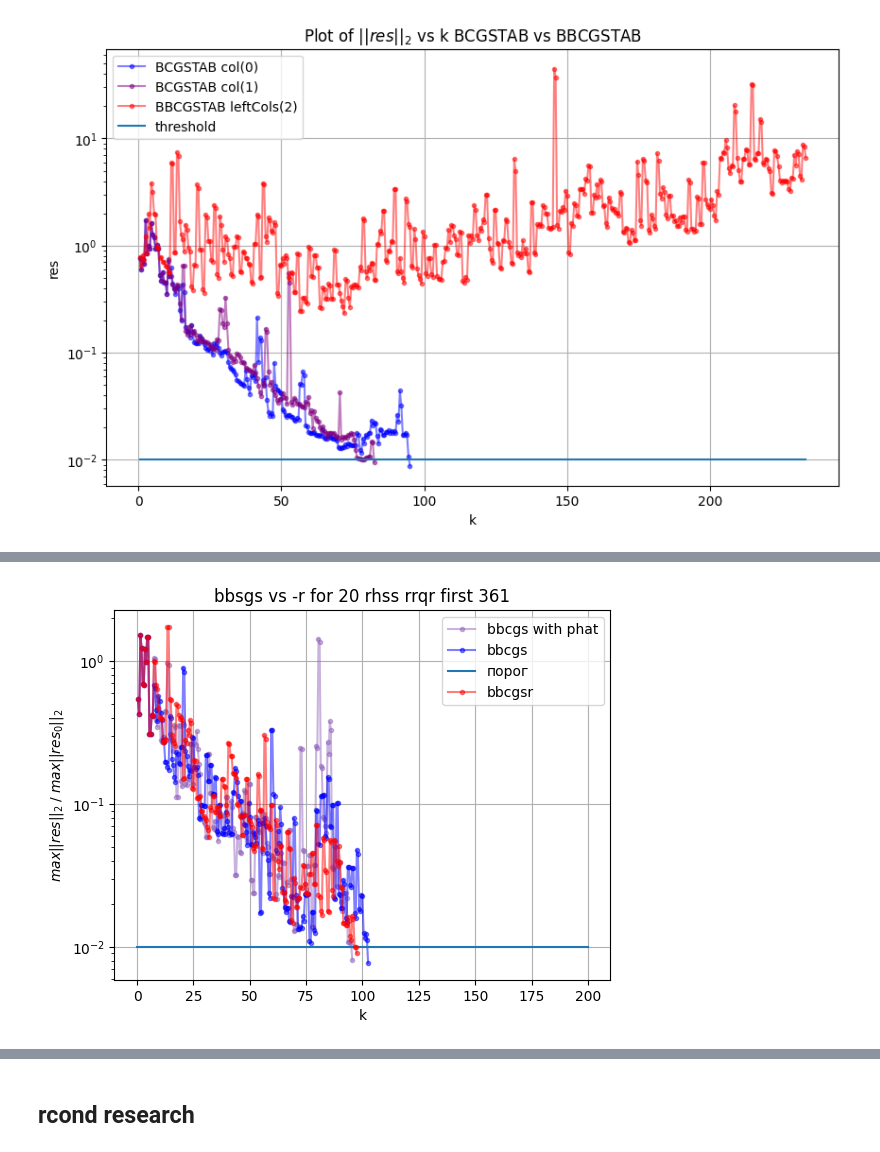
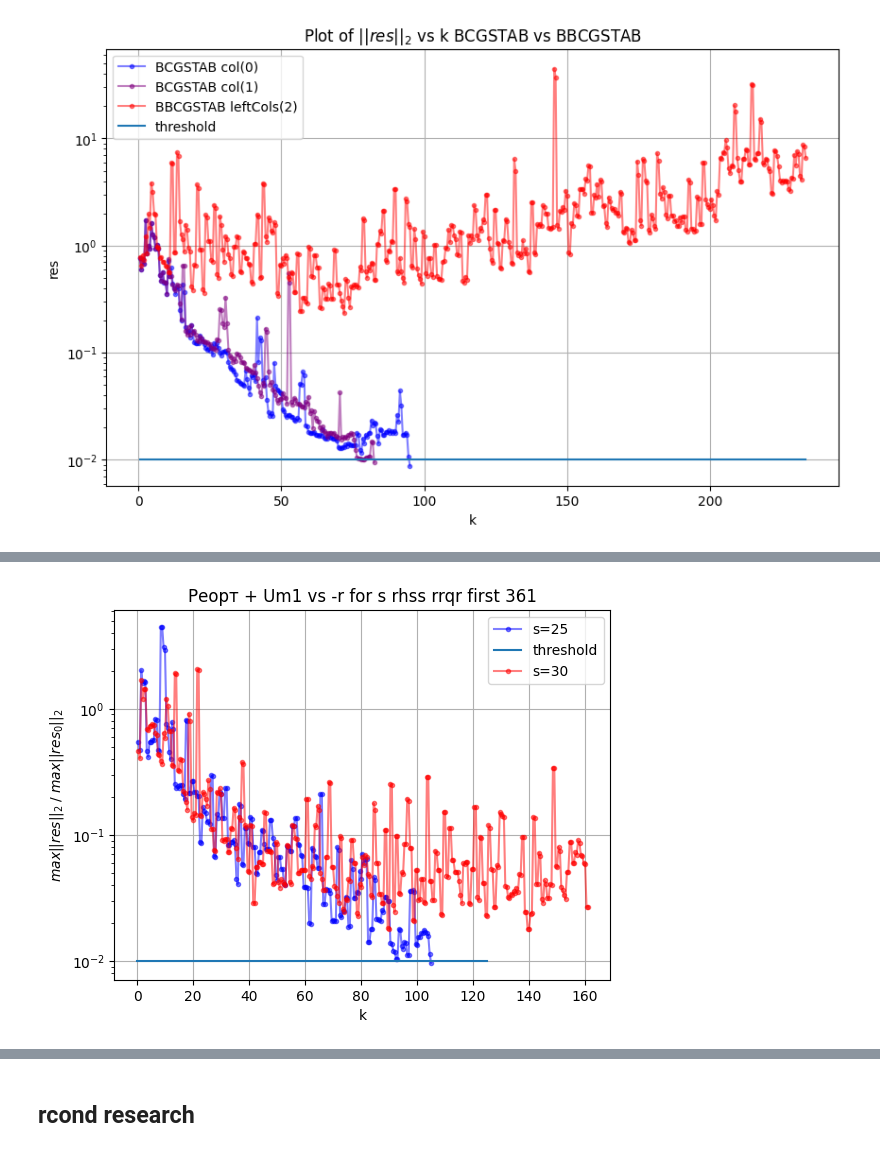
Before and after one commit to KozlovNA/BiCG_with_BLAS, a Jupyter notebook: BBCGSTAB_analisys.ipynb, the cells around one changed output, grey strips where cells are left out. Drawn from its saved outputs; the diff is of its cells as text; code cells hidden in the pictures.

```diff
--- a/BBCGSTAB_analisys.ipynb
+++ b/BBCGSTAB_analisys.ipynb
@@ -301,7 +320,8 @@ else:
 
 ###############################
 
-csv_file_path = './output/tezisi/many_rhs_bicgstabregul/4.csv'
+# csv_file_path = './output/tezisi/many_rhs_bicgstabregul/4.csv'
+csv_file_path = '/home/starman/Projects/INM/BiCG_with_BLAS/output/bbcgsr/rrqr_361_rhs_10_picked_um1_r0qr_float.csv'
 
 data = pd.read_csv(csv_file_path)
 
@@ -327,6 +347,7 @@ if 'k' in data.columns and 'res_max2norm_rel' in data.columns:
     # Add legend
     plt.legend()
 
+    plt.savefig("./output/bbcgsr/plots/4.pdf")
     plt.show()
     # Show the plot
 else:
@@ -376,7 +397,8 @@ print(sum_k)
 
 # Load the CSV file
 # Replace 'your_file.csv' with the path to your CSV file
-csv_file_path = './output/tezisi/many_rhs_bicgstabregul/blbicgstabregul_log10.csv'
+# csv_file_path = './output/tezisi/many_rhs_bicgstabregul/blbicgstabregul_log10.csv'
+csv_file_path = './output/bbcgsr/rrqr_361_rhs_10_picked_um1_r0qr.csv'
 data = pd.read_csv(csv_file_path)
 
 # Check if the required columns exist
@@ -455,7 +568,9 @@ print(sum_k)
 
 # Load the CSV file
 # Replace 'your_file.csv' with the path to your CSV file
-csv_file_path = './output/tezisi/many_rhs_bicgstabregul/blbicgstabregul_log10.csv'
+# csv_file_path = './output/tezisi/many_rhs_bicgstabregul/blbicgstabregul_log10.csv'
+csv_file_path = './output/bbcgsr/rrqr_361_rhs_5_picked_um1_r0qr.csv'
+
 data = pd.read_csv(csv_file_path)
 
 # Check if the required columns exist
@@ -496,7 +733,58 @@ import pandas as pd
 import matplotlib.pyplot as plt
 import numpy as np
 
-csv_file_path = './output/bbcgsr/rrqr_361_rhs_20_picked_phat.csv'
+
+# csv_file_path = './output/bbcgsr/rrqr_361_rhs_20_picked_um1.csv'
+# data = pd.read_csv(csv_file_path)
+
+# # Check if the required columns exist
+# if 'k' in data.columns and 'res_max2norm_rel' in data.columns:
+#     # Extract the columns
+#     x = np.array(data['k'])
+#     y = data['res_max2norm_rel']
+#     max_k = 250
+#     plt.plot(x[0:max_k], y[0:max_k], marker='o', markersize=3, linestyle='-', color='g',alpha=0.7,label="bbcgs with um1")
+#     plt.semilogy()
+
+# else:
+#     print("The required columns 'k' and 'res_2norm' are not in the CSV.")
+
+# ###############################
+
+# csv_file_path = './output/bbcgsr/rrqr_361_rhs_20_picked_phat.csv'
+# data = pd.read_csv(csv_file_path)
+
+# # Check if the required columns exist
+# if 'k' in data.columns and 'res_max2norm_rel' in data.columns:
+#     # Extract the columns
+#     x = np.array(data['k'])
+#     y = data['res_max2norm_rel']
+#     max_k = 250
+#     plt.plot(x[0:max_k], y[0:max_k], marker='o', markersize=3, linestyle='-', color='tab:orange',alpha=0.3,label="bbcgs with phat")
+#     plt.semilogy()
+
+# else:
+#     print("The required columns 'k' and 'res_2norm' are not in the CSV.")
+
+# ###############################
+
+# csv_file_path = './output/bbcgsr/rrqr_361_rhs_20_picked.csv'
+# data = pd.read_csv(csv_file_path)
+
+# # Check if the required columns exist
+# if 'k' in data.columns and 'res_max2norm_rel' in data.columns:
+#     # Extract the columns
+#     x = np.array(data['k'])
+#     y = data['res_max2norm_rel']
+#     max_k = 250
+#     plt.plot(x[0:max_k], y[0:max_k], marker='o', markersize=3, linestyle='-', color='blue',alpha=0.3,label="bbcgs")
+#     plt.semilogy()
+
+# else:
+#     print("The required columns 'k' and 'res_2norm' are not in the CSV.")
+
+# ###############################
+csv_file_path = './output/bbcgsr/rrqr_361_rhs_25_picked_um1.csv'
 data = pd.read_csv(csv_file_path)
 
 # Check if the required columns exist
@@ -504,61 +792,44 @@ if 'k' in data.columns and 'res_max2norm_rel' in data.columns:
     # Extract the columns
     x = np.array(data['k'])
     y = data['res_max2norm_rel']
-    max_k = 300
-    plt.plot(x[0:max_k], y[0:max_k], marker='o', markersize=3, linestyle='-', color='tab:purple',alpha=0.5,label="bbcgs with phat")
+    max_k = 250
+    plt.plot(x[0:max_k], y[0:max_k], marker='o', markersize=3, linestyle='-', color='blue',alpha=0.5,label="s=25")
     plt.semilogy()
 
 else:
     print("The required columns 'k' and 'res_2norm' are not in the CSV.")
 
 ###############################
 
-csv_file_path = './output/bbcgsr/rrqr_361_rhs_20_picked.csv'
-data = pd.read_csv(csv_file_path)
-
-# Check if the required columns exist
-if 'k' in data.columns and 'res_max2norm_rel' in data.columns:
-    # Extract the columns
-    x = np.array(data['k'])
-    y = data['res_max2norm_rel']
-    max_k = 300
-    plt.plot(x[0:max_k], y[0:max_k], marker='o', markersize=3, linestyle='-', color='blue',alpha=0.5,label="bbcgs")
-    plt.semilogy()
-
-else:
-    print("The required columns 'k' and 'res_2norm' are not in the CSV.")
-
-###############################
-
-csv_file_path = './output/bbcgs/rrqr_361_rhs_20_picked.csv'
+csv_file_path = './output/bbcgsr/rrqr_361_rhs_40_picked_um1_r0qr.csv'
 
 data = pd.read_csv(csv_file_path)
 
 # Check if the required columns exist
 if 'k' in data.columns and 'res_max2norm_rel' in data.columns:
     # Extract the columns
     x = np.array(data['k'])
     y = data['res_max2norm_rel']
     # Create the plot
     # plt.figure(figsize=(10, 6))
-    eps = 0.01*np.ones(300)
-    plt.plot([0,200], [0.01, 0.01], label='порог')
-    plt.plot(x, y, marker='o', markersize=3, linestyle='-', color='r', alpha=0.5, label='bbcgsr')
+    eps = 0.01*np.ones(250)
+    plt.plot([0,125], [0.01, 0.01], label='threshold')
+    plt.plot(x, y, marker='o', markersize=3, linestyle='-', color='r', alpha=0.5, label='s=30')
     # Adding titles and labels
-    plt.title('bbsgs vs -r for 20 rhss rrqr first 361')
+    plt.title('Реорт + Um1 vs -r for s rhss rrqr first 361')
     plt.xlabel('k')
     plt.ylabel(r'$max||res||_2 \; / \; max||res_0||_2 $')
     plt.semilogy()
 
     # Show grid
     plt.grid()
 
     # Add legend
     plt.legend()
 
     plt.show()
     # Show the plot
 else:
     print("The required columns 'k' and 'res_2norm' are not in the CSV file.")
 # %% [output]
-[figure, old version]
+[figure, new version]
```
Also changed, not shown: parts of 9 cells of this notebook, 5 other files.
